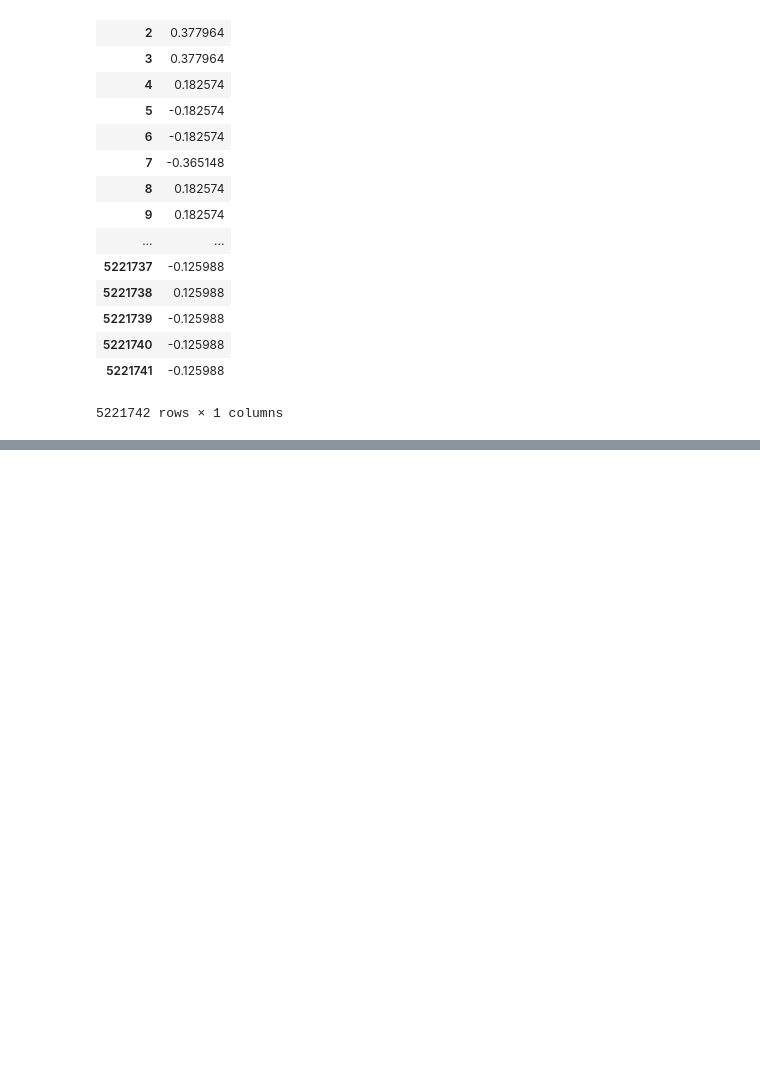
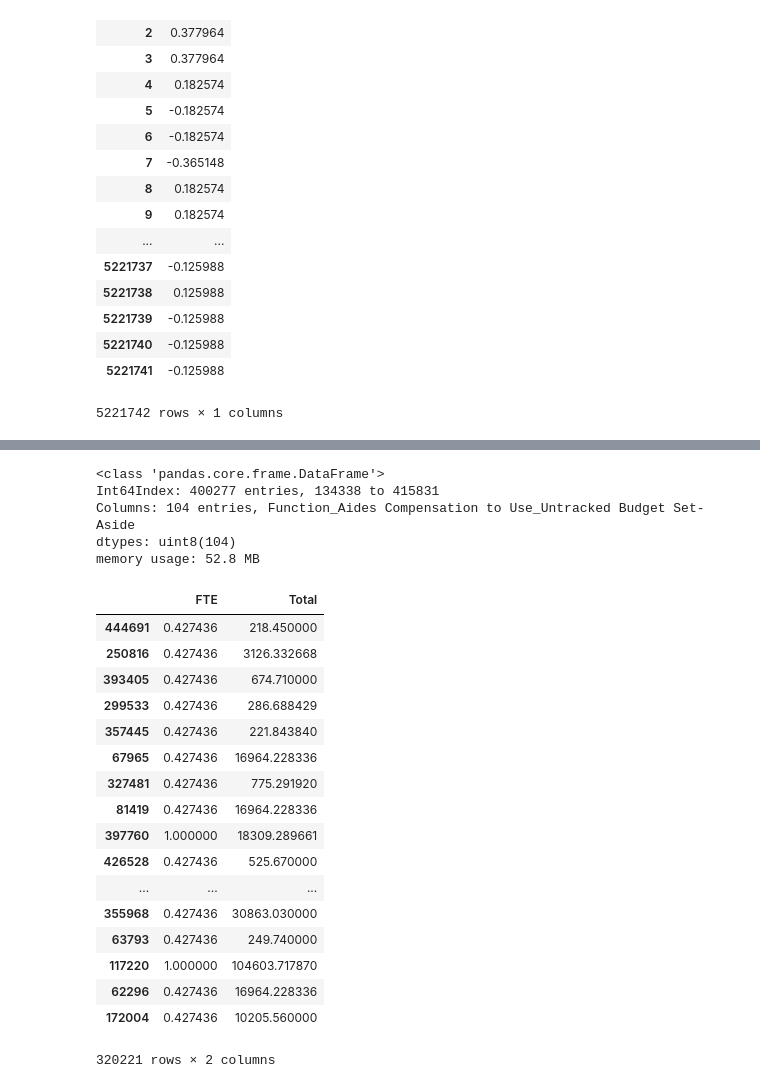
Before and after one commit to nymarya/school-budgets-for-education, a Jupyter notebook: notebooks/1_0_mayra_preprocessing.ipynb, the cells around one changed output, grey strips where cells are left out. Cells and saved outputs as stored; diff of their text form; code cells hidden in the pictures; blank space fills up the shorter version.

```diff
--- a/notebooks/1_0_mayra_preprocessing.ipynb
+++ b/notebooks/1_0_mayra_preprocessing.ipynb
@@ -203,0 +252,3 @@ hashed_df
+# %%
+#Simple imputations
+numeric_data[['FTE']] = imp.fit(numeric_data[['FTE']]).transform(numeric_data[['FTE']])
@@ -203,0 +269,2 @@ hashed_df
+# %%
+numeric_data[['Total']] = imp.fit(numeric_data[['Total']]).transform(numeric_data[['Total']])
@@ -203,0 +307,2 @@ hashed_df
+# %%
+df_dummies = pd.get_dummies(training[labels])
@@ -203,0 +319,34 @@ hashed_df
+# %%
+df_dummies.info()
+# %% [output]
+<class 'pandas.core.frame.DataFrame'>
+Int64Index: 400277 entries, 134338 to 415831
+Columns: 104 entries, Function_Aides Compensation to Use_Untracked Budget Set-Aside
+dtypes: uint8(104)
+memory usage: 52.8 MB
+# %%
+X_train, X_test, y_train, y_test = train_test_split(numeric_data,
+                                                    df_dummies,
+                                                    test_size=0.2,
+                                                    random_state=42)
+# %%
+X_train
+# %% [output]
+|  | FTE | Total |
+| 444691 | 0.427436 | 218.450000 |
+| 250816 | 0.427436 | 3126.332668 |
+| 393405 | 0.427436 | 674.710000 |
+| 299533 | 0.427436 | 286.688429 |
+| 357445 | 0.427436 | 221.843840 |
+| 67965 | 0.427436 | 16964.228336 |
+| 327481 | 0.427436 | 775.291920 |
+| 81419 | 0.427436 | 16964.228336 |
+| 397760 | 1.000000 | 18309.289661 |
+| 426528 | 0.427436 | 525.670000 |
+| ... | ... | ... |
+| 355968 | 0.427436 | 30863.030000 |
+| 63793 | 0.427436 | 249.740000 |
+| 117220 | 1.000000 | 104603.717870 |
+| 62296 | 0.427436 | 16964.228336 |
+| 172004 | 0.427436 | 10205.560000 |
+320221 rows × 2 columns
```
Also changed, not shown: parts of 17 cells of this notebook.
